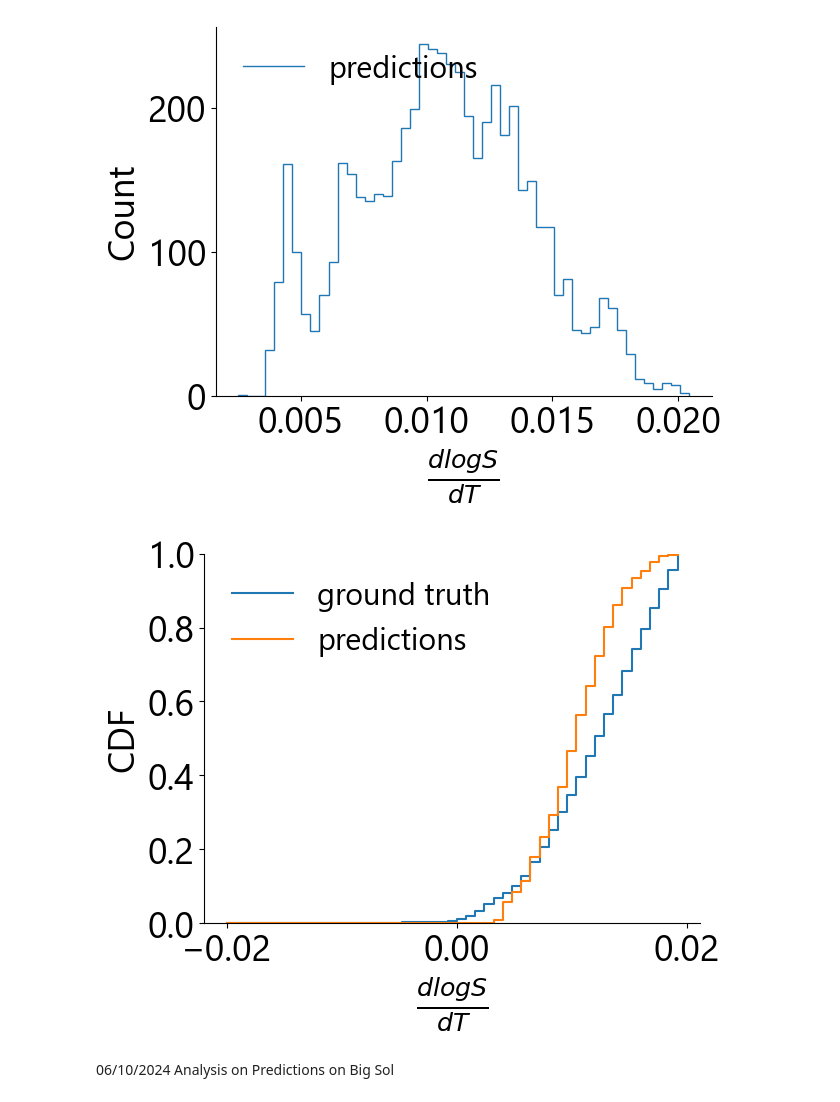
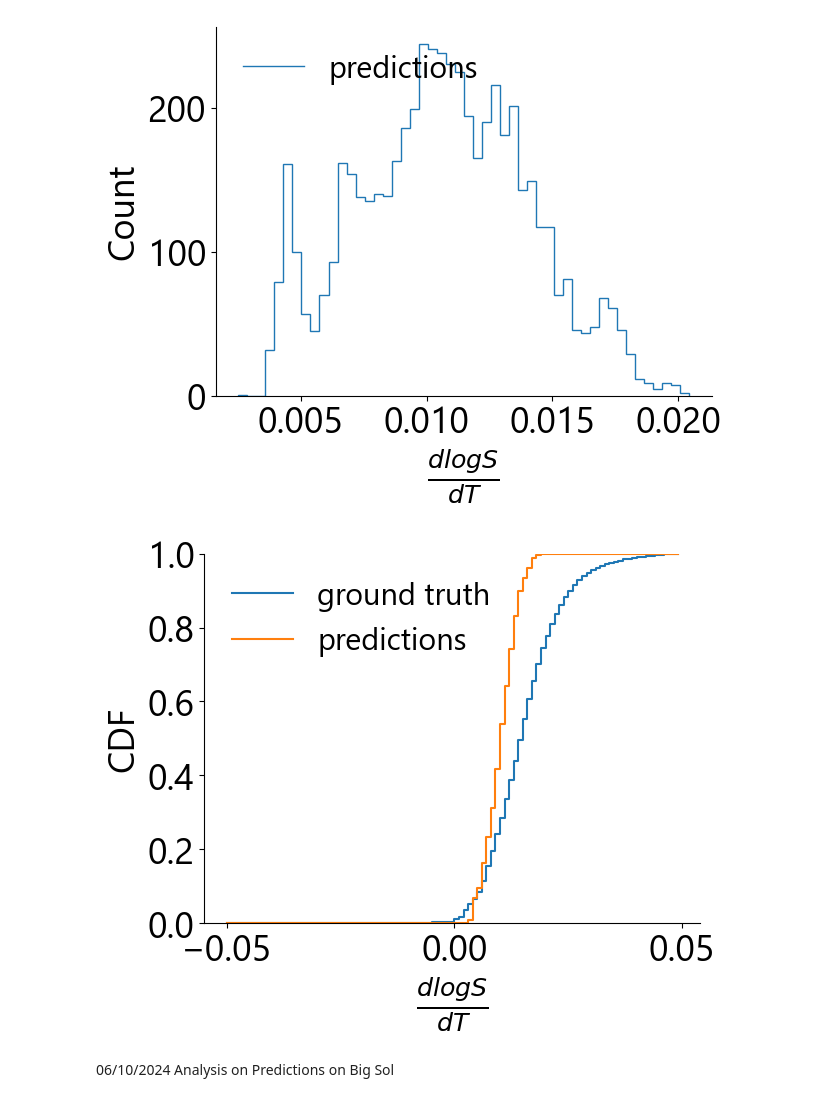
Before and after one commit to JacksonBurns/fastsolv, a Jupyter notebook: temperature_gradients.ipynb, the cells around one changed output. Drawn from its saved outputs; the diff is of its cells as text; code cells hidden in the pictures.

```diff
--- a/temperature_gradients.ipynb
+++ b/temperature_gradients.ipynb
@@ -394,35 +426,35 @@ ax1.spines[['right', 'top']].set_visible(False)
 # %%
 import numpy as np
 import matplotlib.pyplot as plt
 
 # Compute histograms
-true_grads_binned, true_grad_bins = np.histogram(true_grads, bins=50, range = (-0.02, 0.02))
-pred_grads_binned, pred_grad_bins = np.histogram(pred_grads, bins=50, range = (-0.02, 0.02)
+true_grads_binned, true_grad_bins = np.histogram(true_grads, bins=100, range = (-0.05, 0.05))
+pred_grads_binned, pred_grad_bins = np.histogram(pred_grads, bins=100, range = (-0.05, 0.05)
 )
 
 # Compute the CDF
 true_grads_cdf = np.cumsum(true_grads_binned) / np.sum(true_grads_binned)
 pred_grads_cdf = np.cumsum(pred_grads_binned) / np.sum(pred_grads_binned)
 
 # Create the plot
 plt.figure(figsize=[6.4, 4.8])
 ax1 = plt.gca()
 
 # Plot the CDFs as step plots
 ax1.step(true_grad_bins[:-1], true_grads_cdf, where='post', label='ground truth')
 ax1.step(pred_grad_bins[:-1], pred_grads_cdf, where='post', label='predictions')
 
 # Set axis limits
 ax1.set_ylim([0, 1])
 ax1.set_ylabel("CDF")
 ax1.set_xlabel(r"$\frac{dlogS}{dT}$")
 ax1.legend(prop={'size': 22}, loc='upper left', frameon=False)
 ax1.spines[['right', 'top']].set_visible(False)
 
 # Show the plot
 plt.show()
 # %% [output]
-[figure, old version]
+[figure, new version]
 # %% [markdown]
 06/10/2024 Analysis on Predictions on Big Sol
 # %%
```
Also changed, not shown: parts of 4 cells of this notebook, 1 other file.
